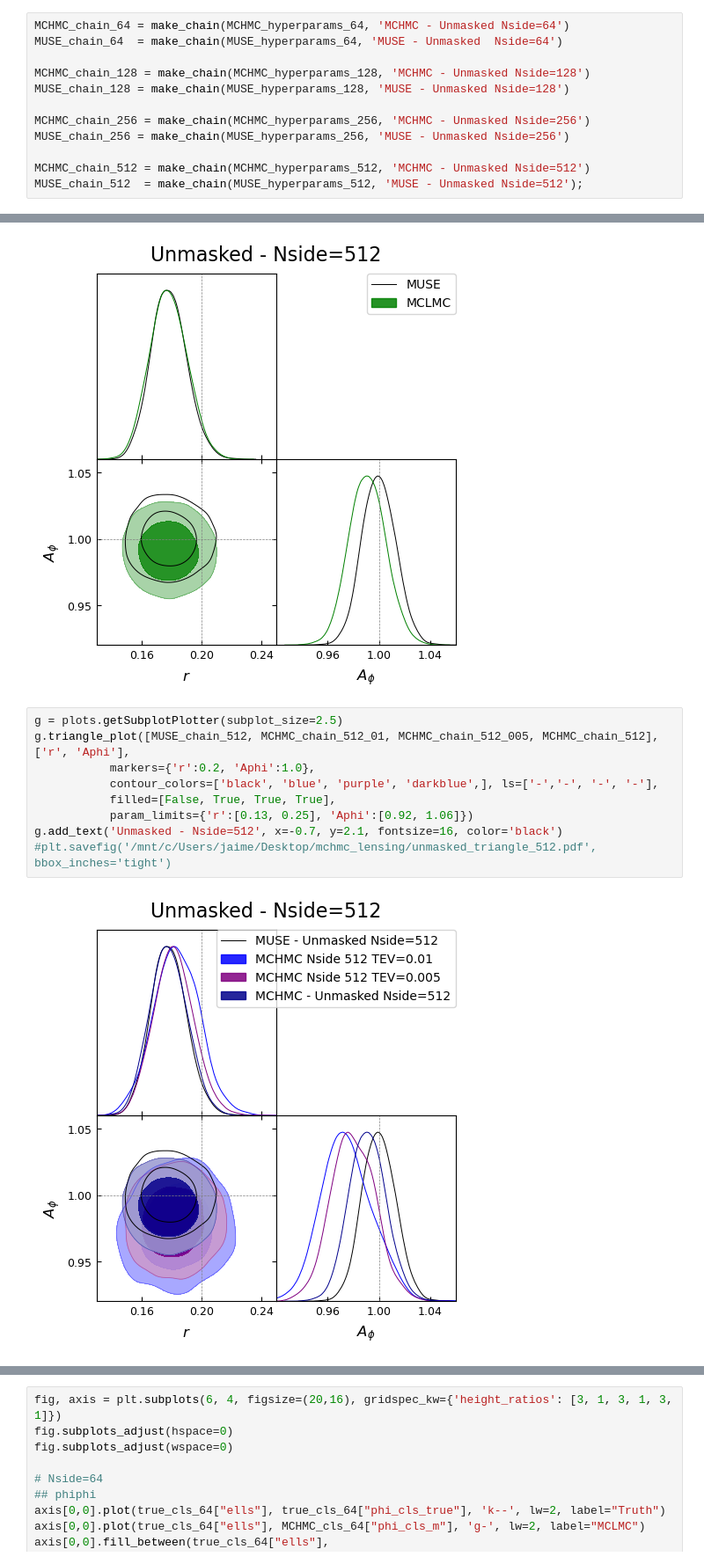
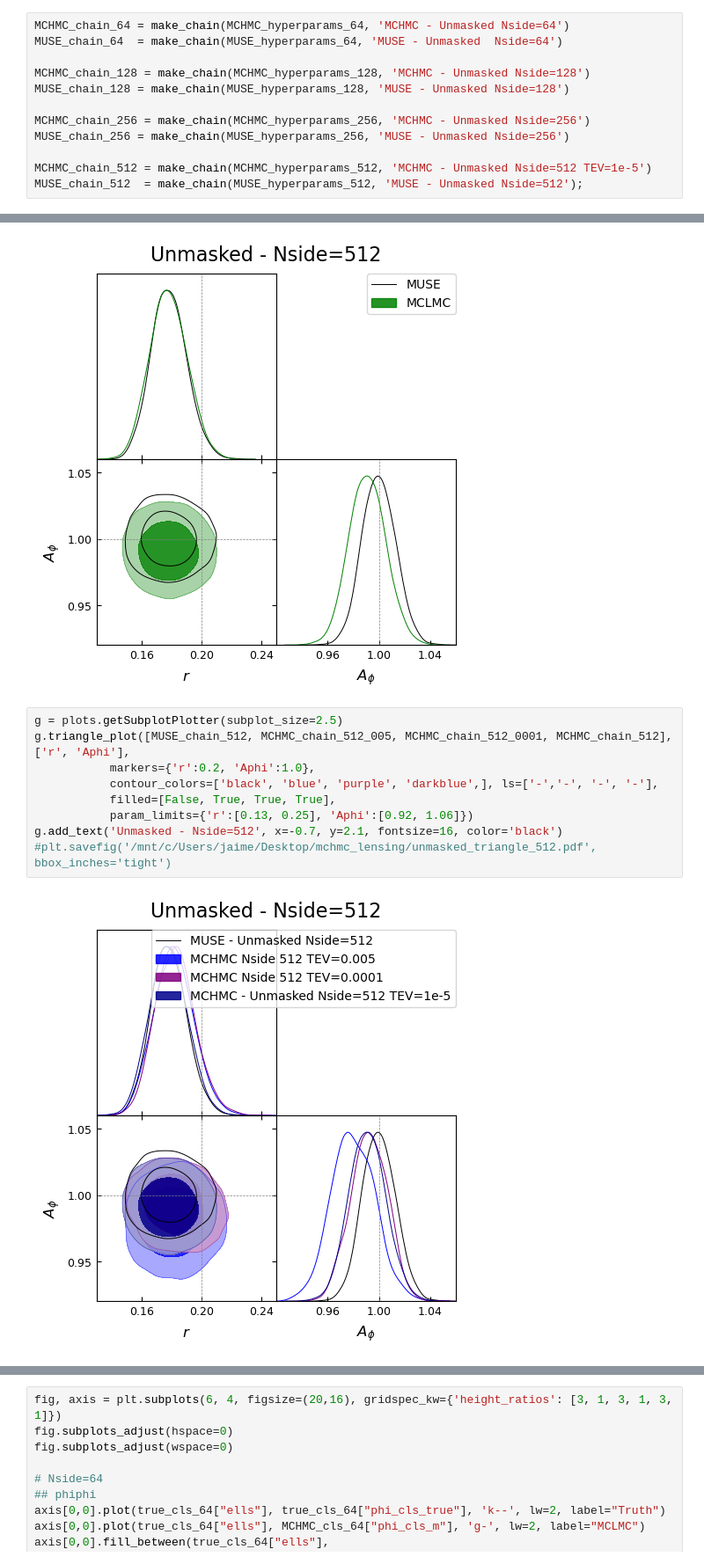
Before and after one commit to JaimeRZP/CMBLensingInferenceTestProblem, a Jupyter notebook: plotting/plotting_noHMC.ipynb, the cells around one changed output, grey strips where cells are left out. Shown at 88% size. Saved outputs shown, nothing was run; the diff lists cells and outputs as text.

```diff
--- a/plotting/plotting_noHMC.ipynb
+++ b/plotting/plotting_noHMC.ipynb
@@ -108,7 +108,7 @@ MUSE_chain_128 = make_chain(MUSE_hyperparams_128, 'MUSE - Unmasked Nside=128')
 MCHMC_chain_256 = make_chain(MCHMC_hyperparams_256, 'MCHMC - Unmasked Nside=256')
 MUSE_chain_256 = make_chain(MUSE_hyperparams_256, 'MUSE - Unmasked Nside=256')
 
-MCHMC_chain_512 = make_chain(MCHMC_hyperparams_512, 'MCHMC - Unmasked Nside=512')
+MCHMC_chain_512 = make_chain(MCHMC_hyperparams_512, 'MCHMC - Unmasked Nside=512 TEV=1e-5')
 MUSE_chain_512  = make_chain(MUSE_hyperparams_512, 'MUSE - Unmasked Nside=512');
 # %% [output]
 MCHMC - Unmasked Nside=64
@@ -402,12 +407,12 @@ g.add_text('Unmasked - Nside=512', x=-0.7, y=2.1, fontsize=16, color='black')
 [figure]
 # %%
 g = plots.getSubplotPlotter(subplot_size=2.5)
-g.triangle_plot([MUSE_chain_512, MCHMC_chain_512_01, MCHMC_chain_512_005, MCHMC_chain_512], ['r', 'Aphi'],
+g.triangle_plot([MUSE_chain_512, MCHMC_chain_512_005, MCHMC_chain_512_0001, MCHMC_chain_512], ['r', 'Aphi'],
            markers={'r':0.2, 'Aphi':1.0},
            contour_colors=['black', 'blue', 'purple', 'darkblue',], ls=['-','-', '-', '-'],
            filled=[False, True, True, True],
            param_limits={'r':[0.13, 0.25], 'Aphi':[0.92, 1.06]})
 g.add_text('Unmasked - Nside=512', x=-0.7, y=2.1, fontsize=16, color='black')
 #plt.savefig('/mnt/c/Users/jaime/Desktop/mchmc_lensing/unmasked_triangle_512.pdf', bbox_inches='tight')
 # %% [output]
-[figure, old version]
+[figure, new version]
```
Also changed, not shown: parts of 11 cells of this notebook.
